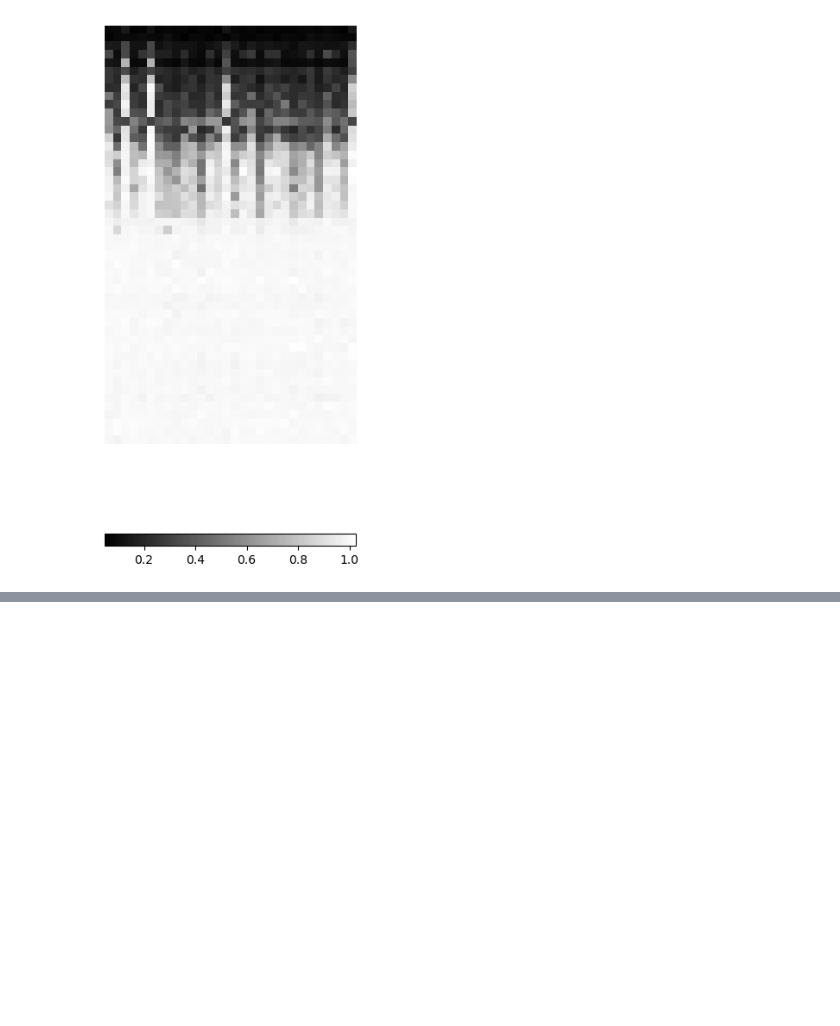
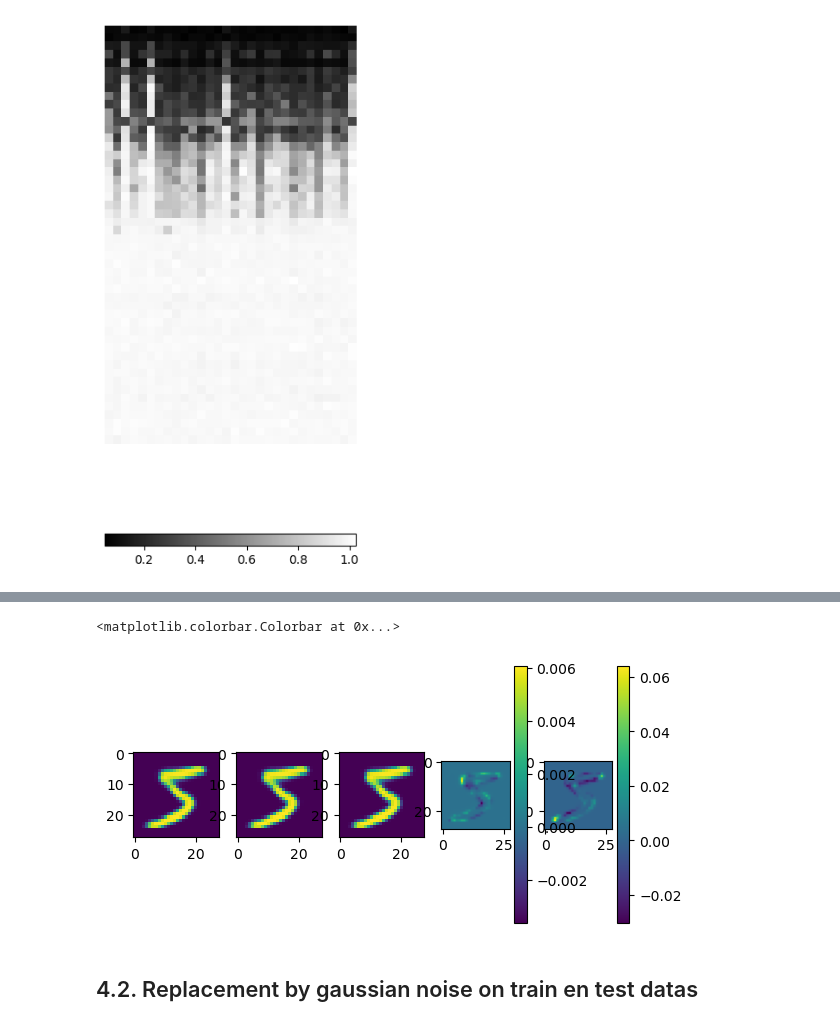
Before and after one commit to 77Michaux/VAE-HBN-MNIST, a Jupyter notebook: 02 - Display VAE results.ipynb, the cells around one changed output, grey strips where cells are left out. Cells and saved outputs as stored; diff of their text form; code cells hidden in the pictures; blank space fills up the shorter version.

```diff
--- a/02 - Display VAE results.ipynb
+++ b/02 - Display VAE results.ipynb
@@ -226,0 +327,15 @@ Asquare_test[["index", "Tab"]].to_csv(r"results\Asquare\test.csv", sep = ";", in
+# %%
+fig, axes = plt.subplots(1, 5)
+axes[0].imshow(hat_X[0, 0])
+axes[1].imshow(hat_X_zeros[0, 0])
+axes[2].imshow(hat_X_gaus_noise[0, 0])
+im3 = axes[3].imshow(hat_X[0, 0]-hat_X_zeros[0, 0])
+im4 = axes[4].imshow(hat_X[0, 0]-hat_X_gaus_noise[0, 0])
+
+plt.colorbar(im3)
+plt.colorbar(im4)
+# %% [output]
+<matplotlib.colorbar.Colorbar at 0x...>
+[figure, added]
+# %% [markdown]
+## 4.2. Replacement by gaussian noise on train en test datas
```
Also changed, not shown: parts of 18 cells of this notebook.
